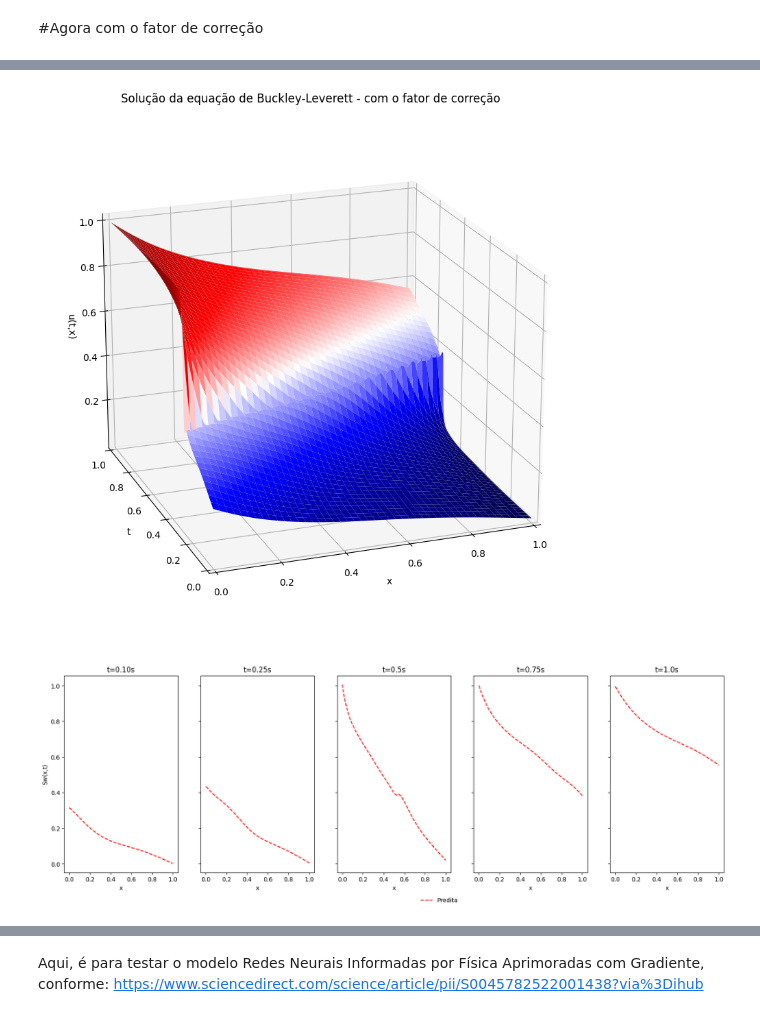
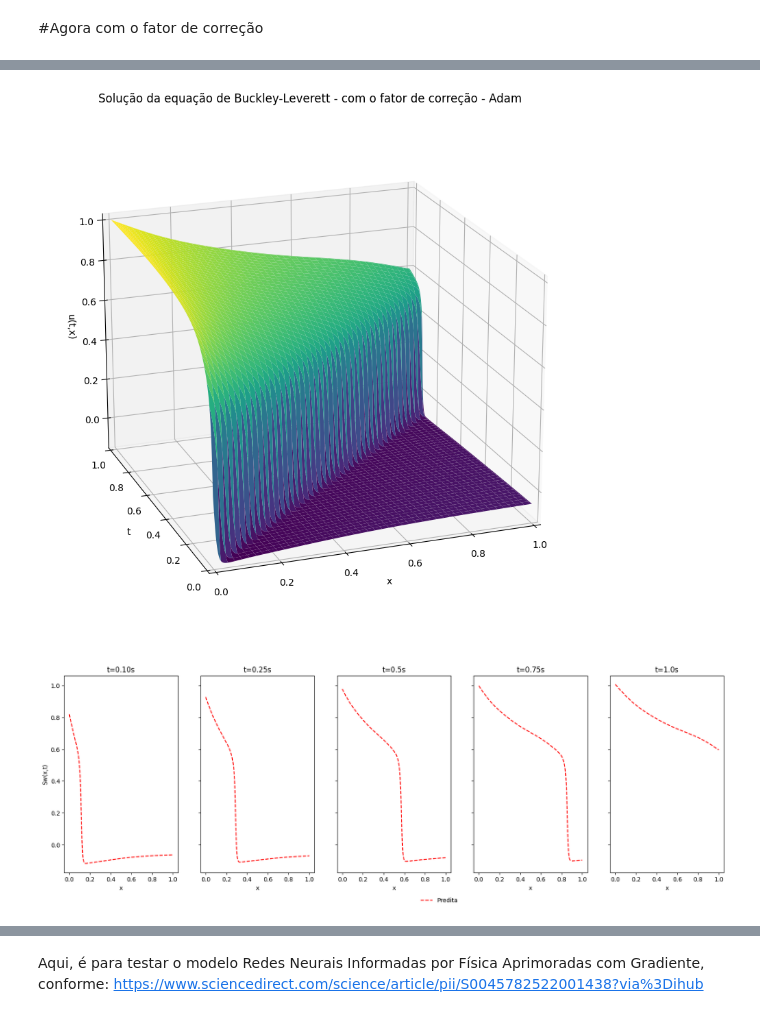
Before and after one commit to JoaoAlexandreFerreira/RNA, a Jupyter notebook: PINN_buckley_leverett.ipynb, the cells around one changed output, grey strips where cells are left out. Drawn from its saved outputs; the diff is of its cells as text; code cells hidden in the pictures.

```diff
--- a/PINN_buckley_leverett.ipynb
+++ b/PINN_buckley_leverett.ipynb
@@ -111,7 +111,7 @@ def modelopinn(nos, camadas_ocultas):
   ))
 
   for i in range(camadas_ocultas):
-        modelo.add(Dense(nos, activation='tanh', kernel_initializer=GlorotUniform()))
+        modelo.add(Dense(nos, activation='tanh', kernel_initializer=GlorotNormal()))
 
   modelo.add(Dense(1))
   modelo.summary()
@@ -837,22 +774,22 @@ T, X = np.meshgrid(tspace, xspace)
 Xgrid = np.vstack([T.flatten(),X.flatten()]).T
 
 #Realizando predição
-upred = modelosc(Xgrid)
+upred = modelocc(Xgrid)
 # %%
 U = upred.numpy().reshape(N+1,N+1)
 fig = plt.figure(figsize=(10,12))
 ax = fig.add_subplot(111, projection='3d')
-ax.plot_surface(X, T, U, cmap='seismic');
+ax.plot_surface(X, T, U, cmap='viridis');
 ax.view_init(20,70)
 ax.set_xlim(1,0)
 ax.set_ylim(1,0)
 ax.set_xlabel('x')
 ax.set_ylabel('t')
 ax.set_zlabel('u(t,x)')
-ax.set_title('Solução da equação de Buckley-Leverett - com o fator de correção');
+ax.set_title('Solução da equação de Buckley-Leverett - com o fator de correção - Adam');
 plt.show()
 # %% [output]
-[figure, old version]
+[figure, new version]
 # %%
 xspace = np.linspace(lb[1], ub[1], N + 1)
 
@@ -879,27 +816,27 @@ X2 = np.vstack([T.flatten(),X.flatten()]).T
 fig, axs = plt.subplots(1, 5, figsize=(20,6) ,sharey=True)
 
 #axs[0].plot(xspaceana, Temp[int(t_ini[0]*passos/tmax)], c='b', label = 'Exata')
-axs[0].plot(X0[:,1], modelosc(X0).numpy(), linestyle ='dashed', color='r', label = 'Predita')
+axs[0].plot(X0[:,1], modelocc(X0).numpy(), linestyle ='dashed', color='r', label = 'Predita')
 axs[0].set_title('t=0.10s')
 axs[0].set_xlabel('x')
 axs[0].set_ylabel('Sw(x,t)')
 
 #axs[1].plot(xspaceana, Temp[int(t_050[0]*passos/tmax)], c='b', label = 'Exata')
-axs[1].plot(X050[:,1], modelosc(X050).numpy(),linestyle='dashed', color='r', label = 'Predita')
+axs[1].plot(X050[:,1], modelocc(X050).numpy(),linestyle='dashed', color='r', label = 'Predita')
 axs[1].set_title('t=0.25s')
 axs[1].set_xlabel('x')
 
 #axs[2].plot(xspaceana, Temp[int(t_1[0]*passos/tmax)], c='b', label = 'Exata')
-axs[2].plot(X1[:,1], modelosc(X1).numpy(), linestyle='dashed',color='r', label = 'Predita')
+axs[2].plot(X1[:,1], modelocc(X1).numpy(), linestyle='dashed',color='r', label = 'Predita')
 axs[2].set_title('t=0.5s')
 axs[2].set_xlabel('x')
 
 #axs[3].plot(xspaceana, Temp[int(t_2[0]*passos/tmax)-1], c='b', label = 'Exata')
-axs[3].plot(X2[:,1], modelosc(X15).numpy(), linestyle='dashed',color='r', label = 'Predita')
+axs[3].plot(X2[:,1], modelocc(X15).numpy(), linestyle='dashed',color='r', label = 'Predita')
 axs[3].set_title('t=0.75s')
 axs[3].set_xlabel('x')
 
-axs[4].plot(X2[:,1], modelosc(X2).numpy(), linestyle='dashed',color='r', label = 'Predita')
+axs[4].plot(X2[:,1], modelocc(X2).numpy(), linestyle='dashed',color='r', label = 'Predita')
 axs[4].set_title('t=1.0s')
 axs[4].set_xlabel('x')
 
@@ -912,7 +849,7 @@ plt.legend(
 )
 plt.show()
 # %% [output]
-[figure, old version]
+[figure, new version]
 # %%
 class PINNCC():
     def __init__(self, modelo, X_r):
```
Also changed, not shown: parts of 27 cells of this notebook.
